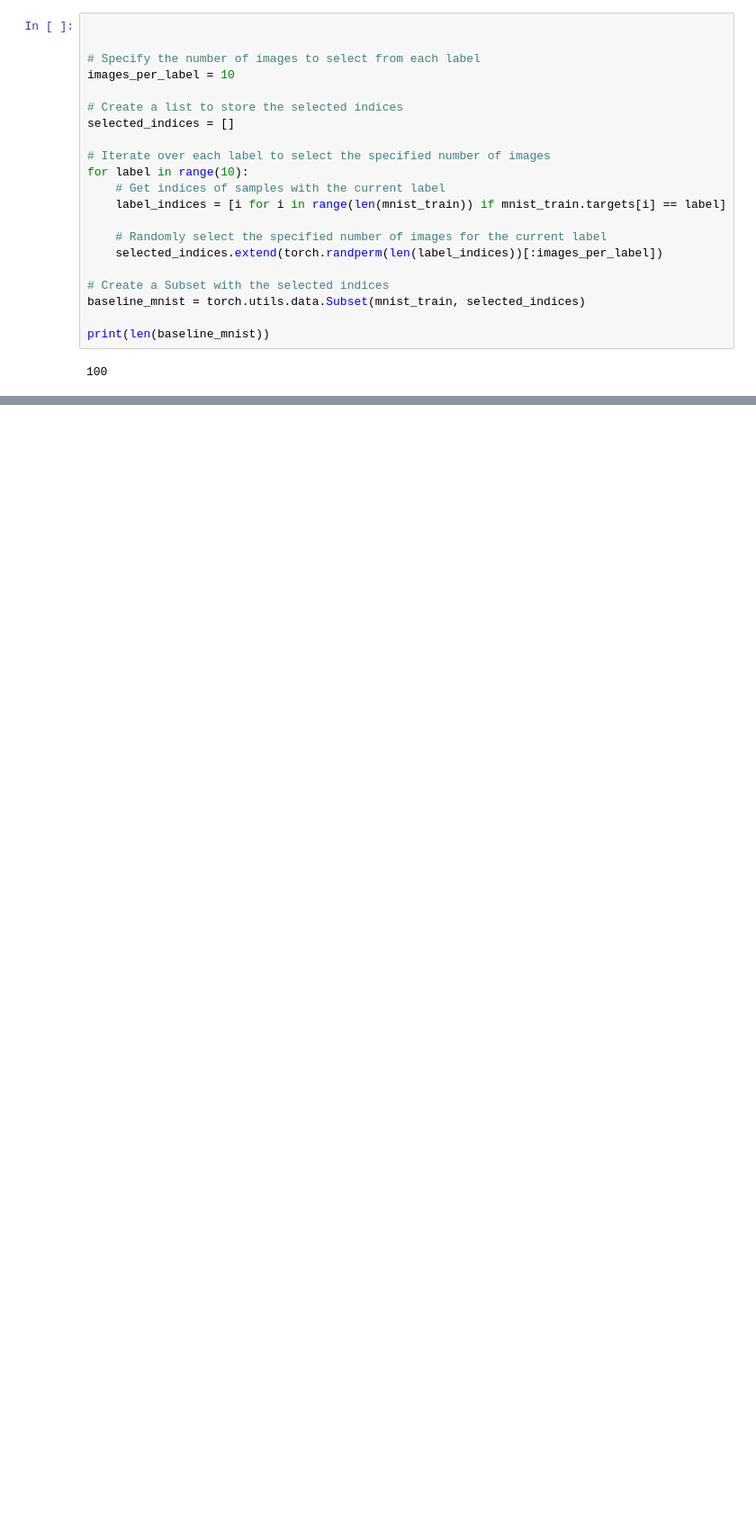
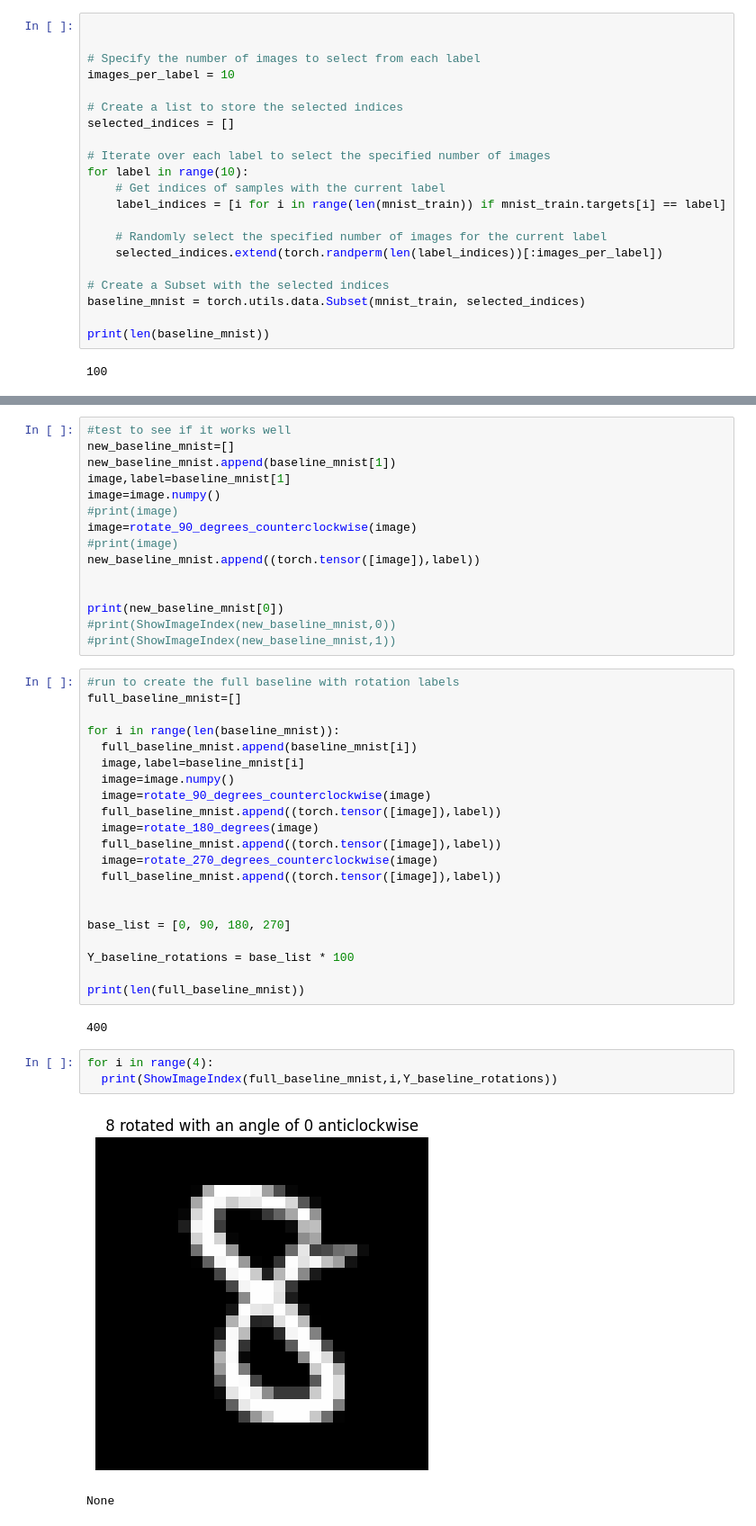
Before and after one commit to willykinfoussia/DeepLearningMNIST, a Jupyter notebook: DeepLearningNotebook.ipynb, the cells around one changed output, grey strips where cells are left out. Shown: that part at 90% size. Drawn from its saved outputs; the diff is of its cells as text; blank space fills up the shorter version.

Commit message:
rotation baseline

```diff
--- a/DeepLearningNotebook.ipynb
+++ b/DeepLearningNotebook.ipynb
@@ -61,0 +152,44 @@ print(len(baseline_mnist))
+# %%
+#test to see if it works well
+new_baseline_mnist=[]
+new_baseline_mnist.append(baseline_mnist[1])
+image,label=baseline_mnist[1]
+image=image.numpy()
+#print(image)
+image=rotate_90_degrees_counterclockwise(image)
+#print(image)
+new_baseline_mnist.append((torch.tensor([image]),label))
+
+
+print(new_baseline_mnist[0])
+#print(ShowImageIndex(new_baseline_mnist,0))
+#print(ShowImageIndex(new_baseline_mnist,1))
+# %%
+#run to create the full baseline with rotation labels
+full_baseline_mnist=[]
+
+for i in range(len(baseline_mnist)):
+  full_baseline_mnist.append(baseline_mnist[i])
+  image,label=baseline_mnist[i]
+  image=image.numpy()
+  image=rotate_90_degrees_counterclockwise(image)
+  full_baseline_mnist.append((torch.tensor([image]),label))
+  image=rotate_180_degrees(image)
+  full_baseline_mnist.append((torch.tensor([image]),label))
+  image=rotate_270_degrees_counterclockwise(image)
+  full_baseline_mnist.append((torch.tensor([image]),label))
+
+
+base_list = [0, 90, 180, 270]
+
+Y_baseline_rotations = base_list * 100
+
+print(len(full_baseline_mnist))
+# %% [output]
+400
+# %%
+for i in range(4):
+  print(ShowImageIndex(full_baseline_mnist,i,Y_baseline_rotations))
+# %% [output]
+[figure, added]
+None
```
Also changed, not shown: parts of 6 cells of this notebook, 1 other file.
